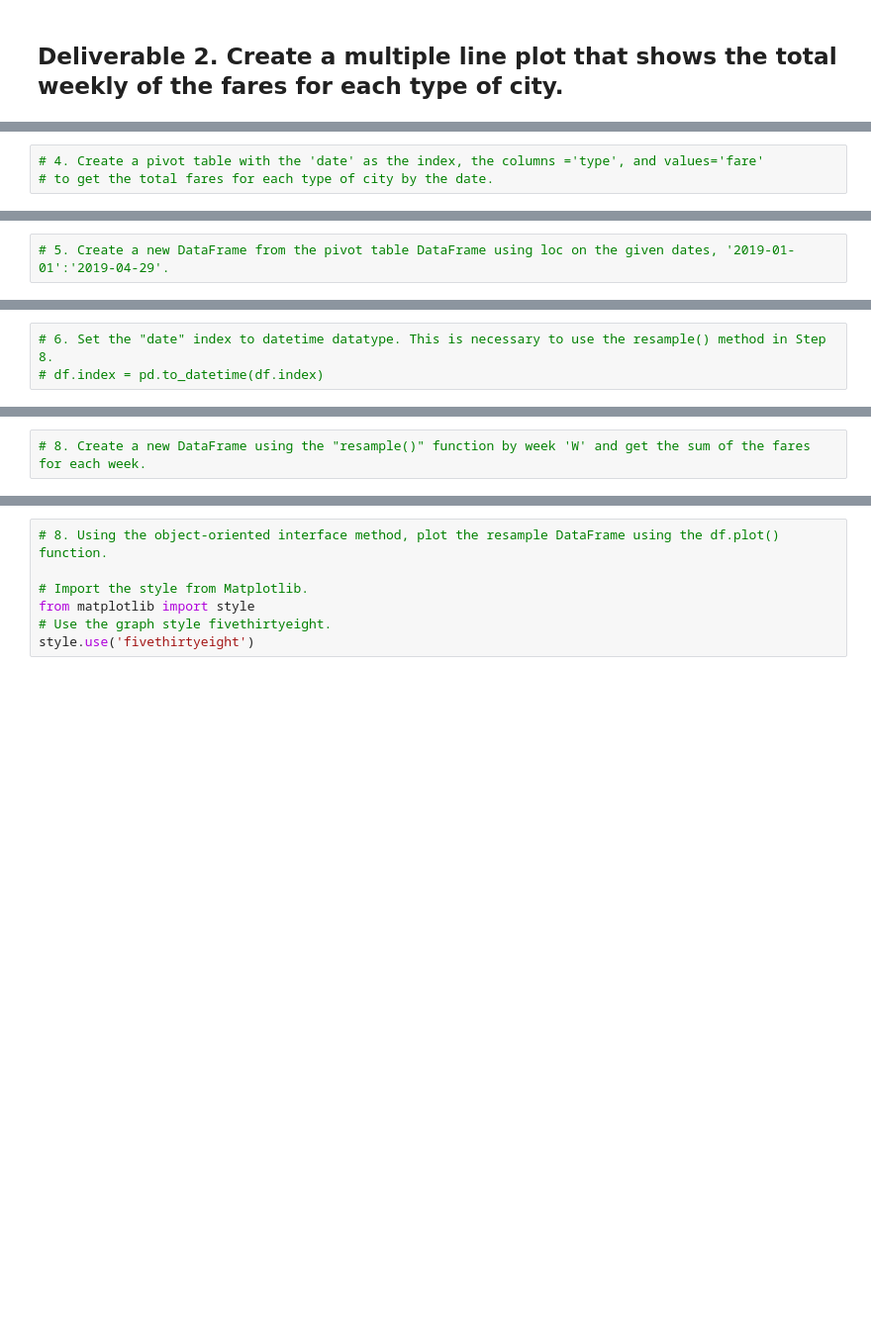
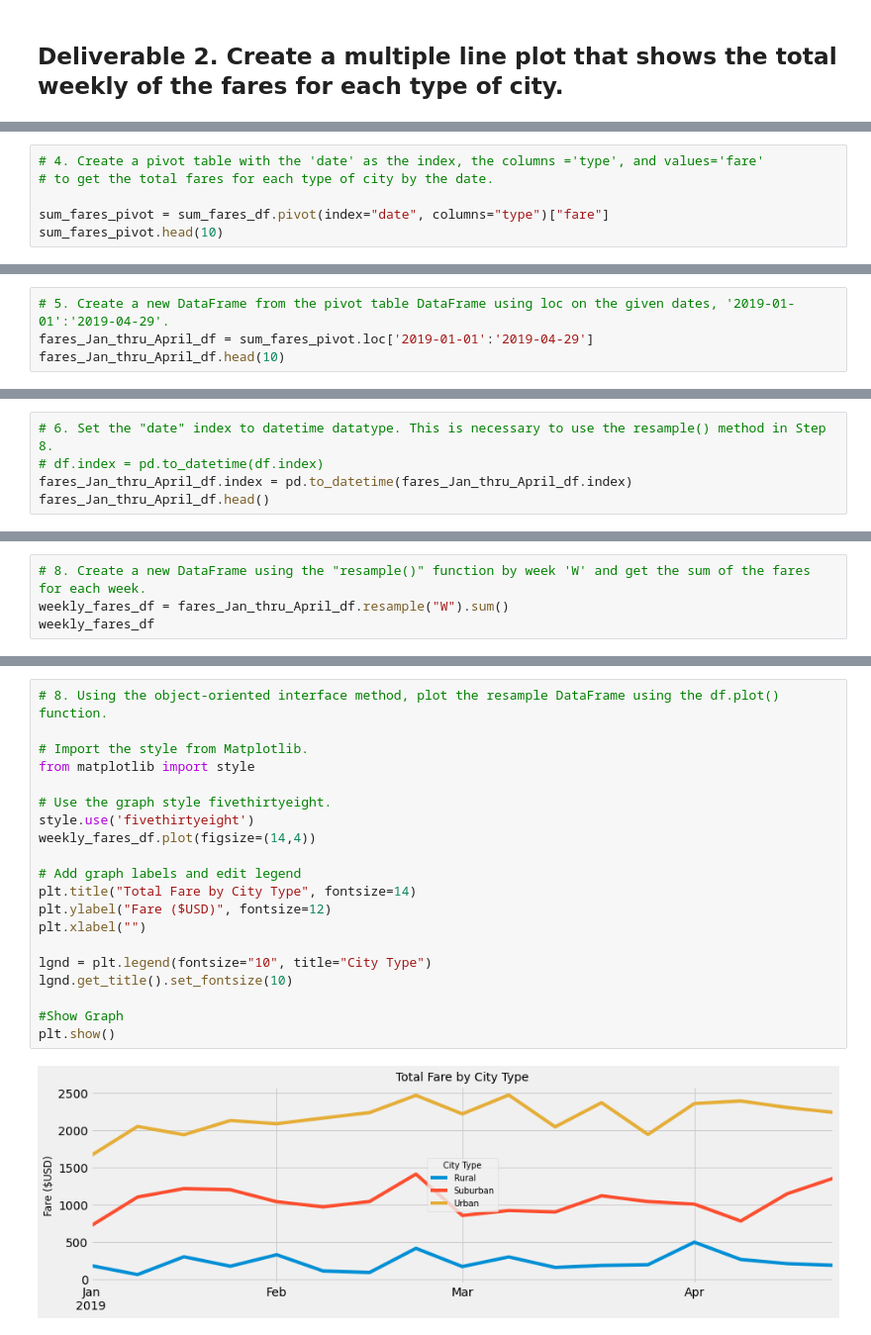
Before and after one commit to volkx075/PyBer_Analysis, a Jupyter notebook: PyBer_Challenge.ipynb, the cells around one changed output, grey strips where cells are left out. Shown at 99% size. Drawn from its saved outputs; the diff is of its cells as text; blank space fills up the shorter version.

```diff
--- a/PyBer_Challenge.ipynb
+++ b/PyBer_Challenge.ipynb
@@ -133,3 +178,6 @@ PyBer_summary_df
 # %%
 # 4. Create a pivot table with the 'date' as the index, the columns ='type', and values='fare'
 # to get the total fares for each type of city by the date.
+
+sum_fares_pivot = sum_fares_df.pivot(index="date", columns="type")["fare"]
+sum_fares_pivot.head(10)
@@ -136,2 +197,4 @@ PyBer_summary_df
 # %%
 # 5. Create a new DataFrame from the pivot table DataFrame using loc on the given dates, '2019-01-01':'2019-04-29'.
+fares_Jan_thru_April_df = sum_fares_pivot.loc['2019-01-01':'2019-04-29']
+fares_Jan_thru_April_df.head(10)
@@ -138,3 +214,5 @@ PyBer_summary_df
 # %%
 # 6. Set the "date" index to datetime datatype. This is necessary to use the resample() method in Step 8.
 # df.index = pd.to_datetime(df.index)
+fares_Jan_thru_April_df.index = pd.to_datetime(fares_Jan_thru_April_df.index)
+fares_Jan_thru_April_df.head()
@@ -143,2 +241,4 @@ PyBer_summary_df
 # %%
 # 8. Create a new DataFrame using the "resample()" function by week 'W' and get the sum of the fares for each week.
+weekly_fares_df = fares_Jan_thru_April_df.resample("W").sum()
+weekly_fares_df
@@ -145,7 +265,22 @@ PyBer_summary_df
 # %%
 # 8. Using the object-oriented interface method, plot the resample DataFrame using the df.plot() function.
 
 # Import the style from Matplotlib.
 from matplotlib import style
+
 # Use the graph style fivethirtyeight.
 style.use('fivethirtyeight')
+weekly_fares_df.plot(figsize=(14,4))
+
+# Add graph labels and edit legend
+plt.title("Total Fare by City Type", fontsize=14)
+plt.ylabel("Fare ($USD)", fontsize=12)
+plt.xlabel("")
+
+lgnd = plt.legend(fontsize="10", title="City Type")
+lgnd.get_title().set_fontsize(10)
+
+#Show Graph
+plt.show()
+# %% [output]
+[figure, added]
```
Also changed, not shown: parts of 11 cells of this notebook.
